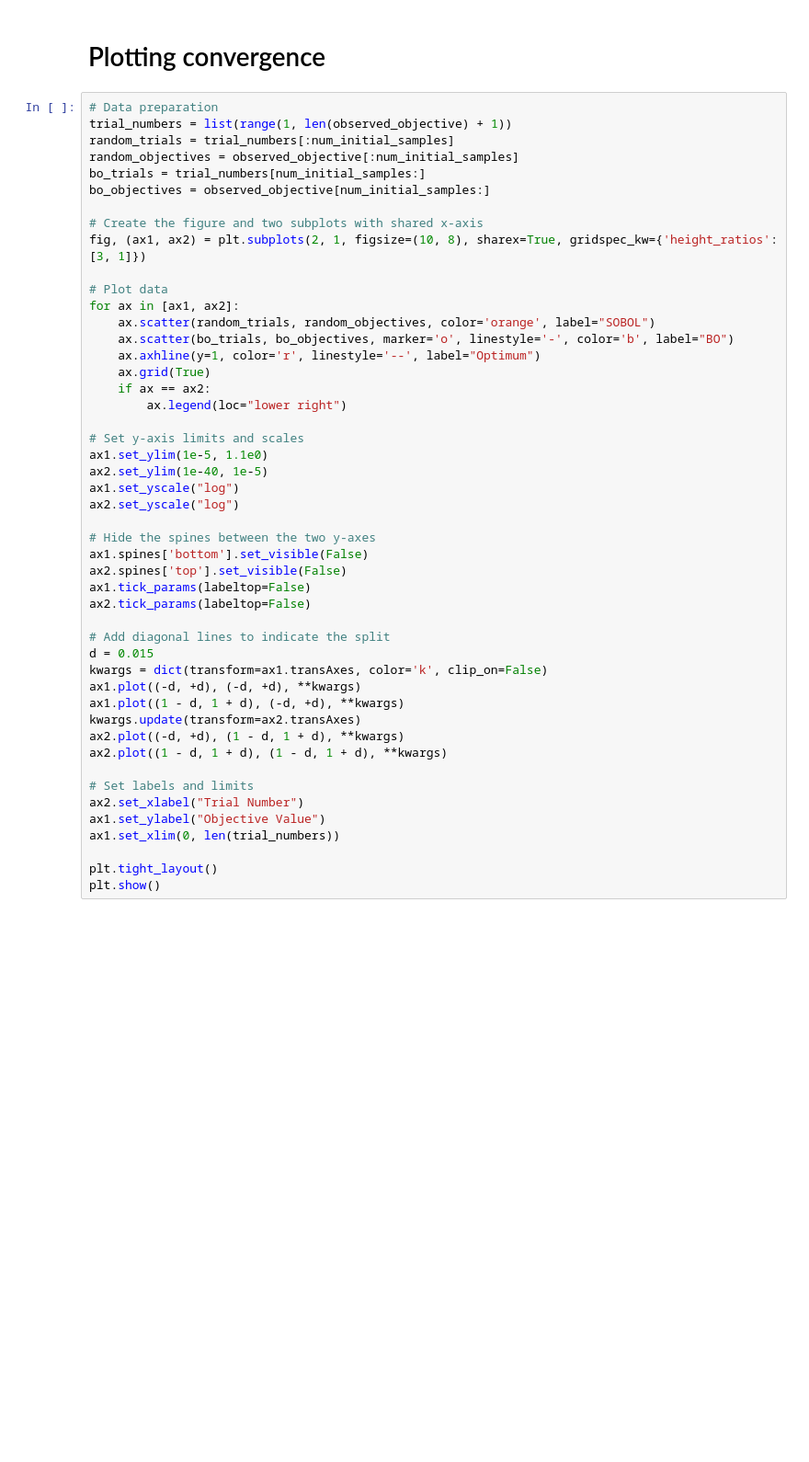
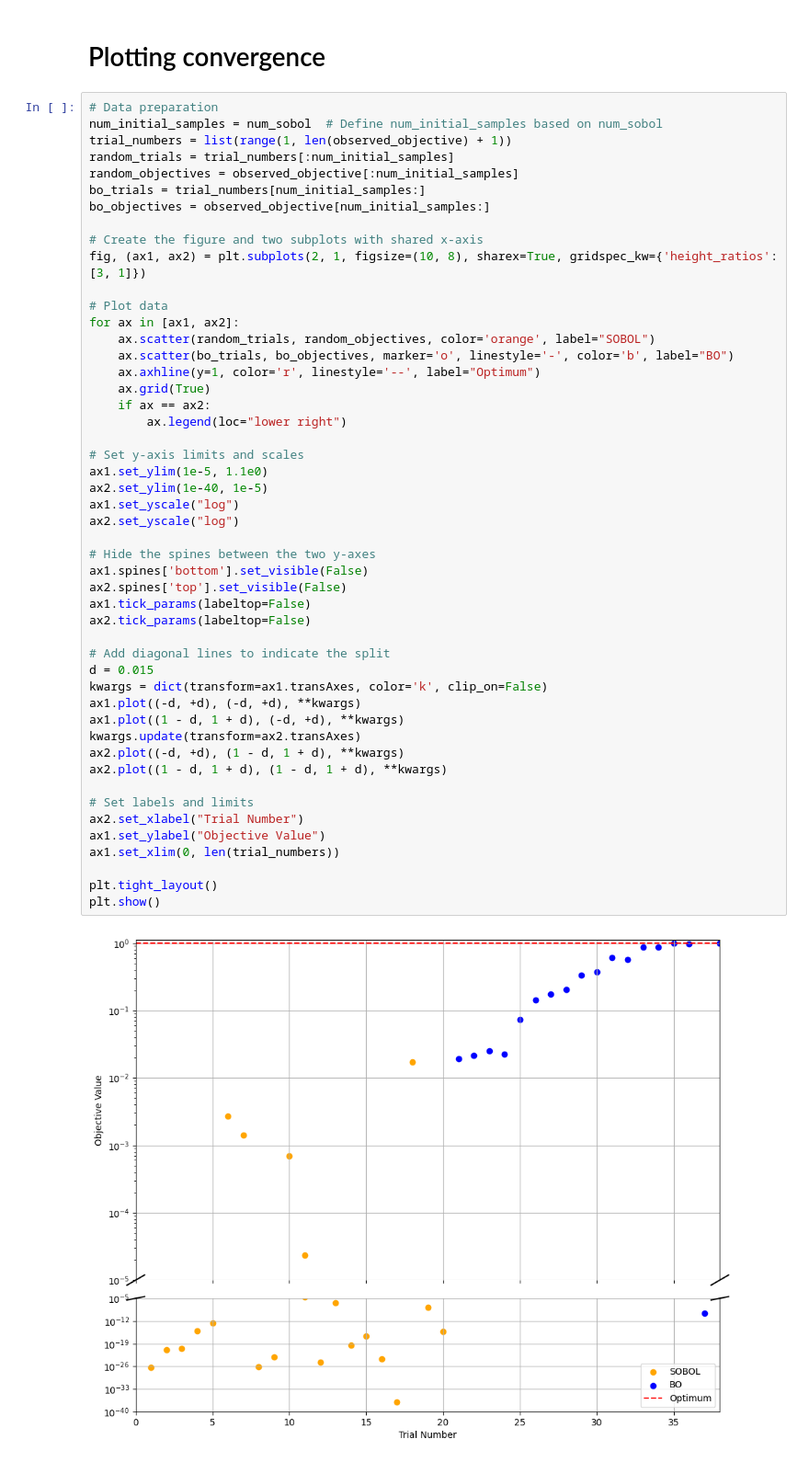
Before and after one commit to dnzckn/BasicBO, a Jupyter notebook: AX_BO_tutorial.ipynb, the cells around one changed output. Shown: that part at 92% size. Saved outputs shown, nothing was run; the diff lists cells and outputs as text; blank space fills up the shorter version.

Commit message:
added back the sobol tut

```diff
--- a/AX_BO_tutorial.ipynb
+++ b/AX_BO_tutorial.ipynb
@@ -201,6 +201,7 @@ plt.show()
 # Plotting convergence
 # %%
 # Data preparation
+num_initial_samples = num_sobol  # Define num_initial_samples based on num_sobol
 trial_numbers = list(range(1, len(observed_objective) + 1))
 random_trials = trial_numbers[:num_initial_samples]
 random_objectives = observed_objective[:num_initial_samples]
@@ -220,30 +221,32 @@ for ax in [ax1, ax2]:
         ax.legend(loc="lower right")
 
 # Set y-axis limits and scales
 ax1.set_ylim(1e-5, 1.1e0)
 ax2.set_ylim(1e-40, 1e-5)
 ax1.set_yscale("log")
 ax2.set_yscale("log")
 
 # Hide the spines between the two y-axes
 ax1.spines['bottom'].set_visible(False)
 ax2.spines['top'].set_visible(False)
 ax1.tick_params(labeltop=False)
 ax2.tick_params(labeltop=False)
 
 # Add diagonal lines to indicate the split
 d = 0.015
 kwargs = dict(transform=ax1.transAxes, color='k', clip_on=False)
 ax1.plot((-d, +d), (-d, +d), **kwargs)
 ax1.plot((1 - d, 1 + d), (-d, +d), **kwargs)
 kwargs.update(transform=ax2.transAxes)
 ax2.plot((-d, +d), (1 - d, 1 + d), **kwargs)
 ax2.plot((1 - d, 1 + d), (1 - d, 1 + d), **kwargs)
 
 # Set labels and limits
 ax2.set_xlabel("Trial Number")
 ax1.set_ylabel("Objective Value")
 ax1.set_xlim(0, len(trial_numbers))
 
 plt.tight_layout()
 plt.show()
+# %% [output]
+[figure, added]
```
Also changed, not shown: parts of 3 cells of this notebook, 2 other files.
